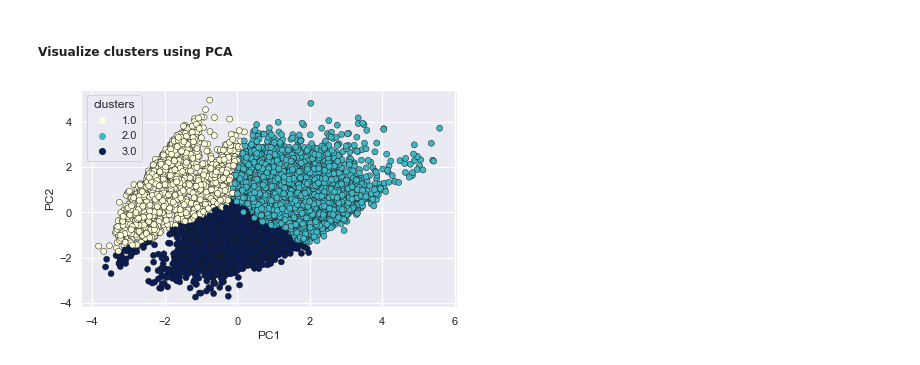
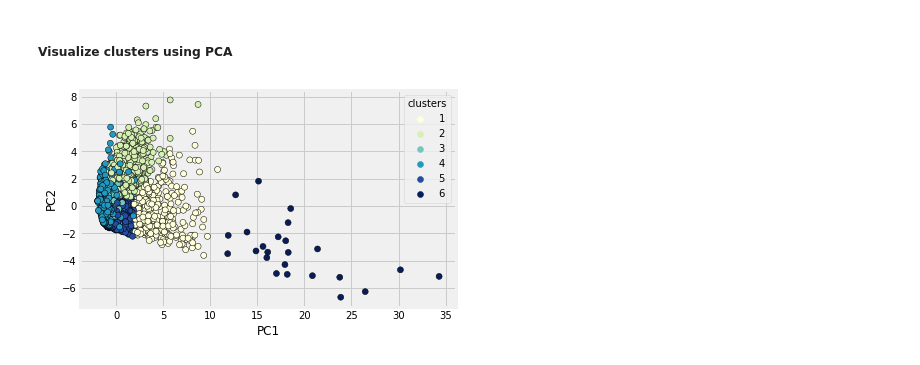
Before and after one commit to ssimmons9212/FedEX, a Jupyter notebook: Untitled.ipynb, the cells around one changed output. Cells and saved outputs as stored; diff of their text form; code cells hidden in the pictures.

```diff
--- a/Untitled.ipynb
+++ b/Untitled.ipynb
@@ -196,7 +195,7 @@ sns.heatmap(data_clean.corr(), annot= True, cmap='rainbow', ax=ax)
 
 ##### Negative Correlations - There arent too many negative correlations but purchase frequency and cash advanc frequency are reasonably negative
 # %%
-data_clean_reduced = data_clean[['CREDIT_LIMIT','PURCHASES','PAYMENTS','BALANCE','PURCHASES_FREQUENCY','CASH_ADVANCE_FREQUENCY','ONEOFF_PURCHASES']].copy()
+data_clean_reduced = data_clean[['CREDIT_LIMIT','PURCHASES','PAYMENTS','BALANCE','PURCHASES_FREQUENCY','CASH_ADVANCE_FREQUENCY','ONEOFF_PURCHASES','TENURE']].copy()
 # %%
 pg = sns.PairGrid(data_clean_reduced, diag_sharey = False)
 pg.map_lower(sns.kdeplot, fill=True)
@@ -230,7 +230,8 @@ plt.tight_layout()
 # %%
 # going to go ahead and scale data now to aid in final visuals and prepare for PCA and KMeans later
 st_scale = StandardScaler()
-Z = st_scale.fit_transform(df_clean_new)
+Z = st_scale.fit_transform(data_clean_nozero)
+# Z = st_scale.fit_transform(df_clean_new)
 # %%
 # loop through a rnage of k's and plot the calcalted distortions of each k
 
@@ -252,9 +253,10 @@ plt.show()
 # %% [markdown]
 ##### optimal number of clusters is 3 based on elbow plot methodology
 # %%
-kmn = KMeans(n_clusters = 3, random_state = 42, algorithm='elkan')
+kmn = KMeans(n_clusters = 6, random_state = 42, algorithm='elkan')
 km_clusters = kmn.fit_predict(Z)+1
 df_clean_new['km_cluster'] = km_clusters
+data_clean_nozero['km_cluster'] = km_clusters
 # %%
 # data_clean_new.head(25)
 # %%
@@ -287,6 +289,6 @@ df_new.head()
 for i in range (1,4):
 
     pca = PCA(n_components=i)
-    pca.fit(df_new)
+    pca.fit(data_clean_nozero)
     print ("PC number is"+" "+ str(i) +" "+ str(pca.explained_variance_ratio_))
 # %% [output]
@@ -330,17 +332,17 @@ plt.tight_layout()
 # %%
 pca = PCA(n_components = 3)
 
 
 Z_pca = pca.fit_transform(Z)
 pca_df = pd.DataFrame(Z_pca, columns = ['PC{}'.format(i+1) for i in range(Z_pca.shape[1])])
-pca_df['clusters'] = df_new['km_cluster']
+pca_df['clusters'] = data_clean_nozero['km_cluster']
 pca_centers = pca.transform(kmn.cluster_centers_)
 
 
 sns.scatterplot(data=pca_df, x='PC1', y='PC2', hue = 'clusters', palette = 'YlGnBu', edgecolor = 'k');
 
 
 # fig = px.scatter(pca_df,x='PC1',y='PC2',opacity=0.3,color='clusters')
 # fig.show()
 # %% [output]
-[figure, old version]
+[figure, new version]
```
Also changed, not shown: parts of 8 cells of this notebook, 1 other file.
